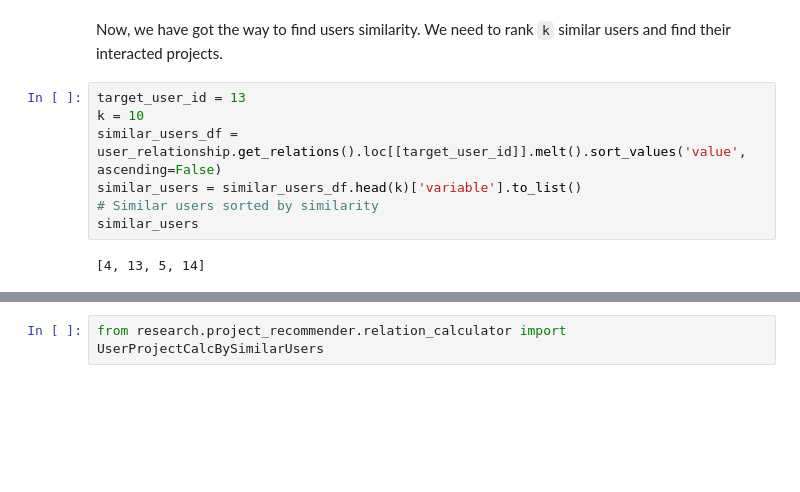
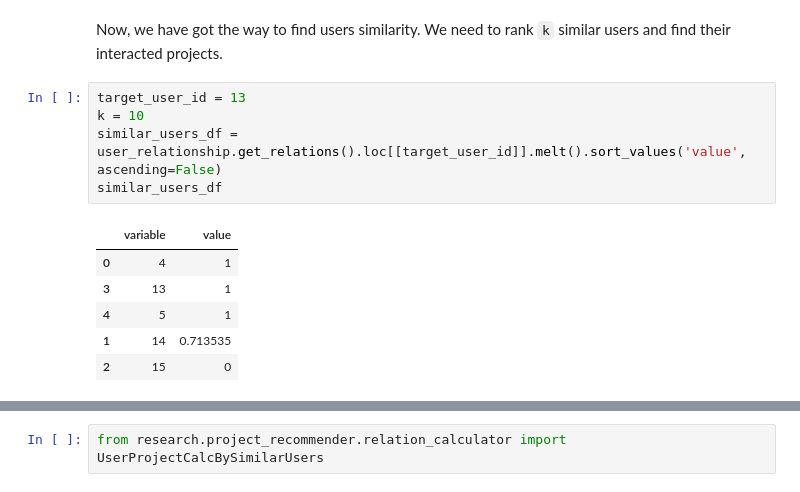
Before and after one commit to FFEVER/kollab-data, a Jupyter notebook: research/project_recommender/Content-based Project to User.ipynb, the cells around one changed output, grey strips where cells are left out. Saved outputs shown, nothing was run; the diff lists cells and outputs as text; blank space fills up the shorter version.

```diff
--- a/research/project_recommender/Content-based Project to User.ipynb
+++ b/research/project_recommender/Content-based Project to User.ipynb
@@ -221,9 +225,12 @@ Now, we have got the way to find users similarity. We need to rank `k` similar u
 # %%
 target_user_id = 13
 k = 10
 similar_users_df = user_relationship.get_relations().loc[[target_user_id]].melt().sort_values('value', ascending=False)
-similar_users = similar_users_df.head(k)['variable'].to_list()
-# Similar users sorted by similarity
-similar_users
+similar_users_df
 # %% [output]
-[4, 13, 5, 14]
+|  | variable | value |
+| 0 | 4 | 1 |
+| 3 | 13 | 1 |
+| 4 | 5 | 1 |
+| 1 | 14 | 0.713535 |
+| 2 | 15 | 0 |
```
Also changed, not shown: parts of 8 cells of this notebook, 2 other files.
